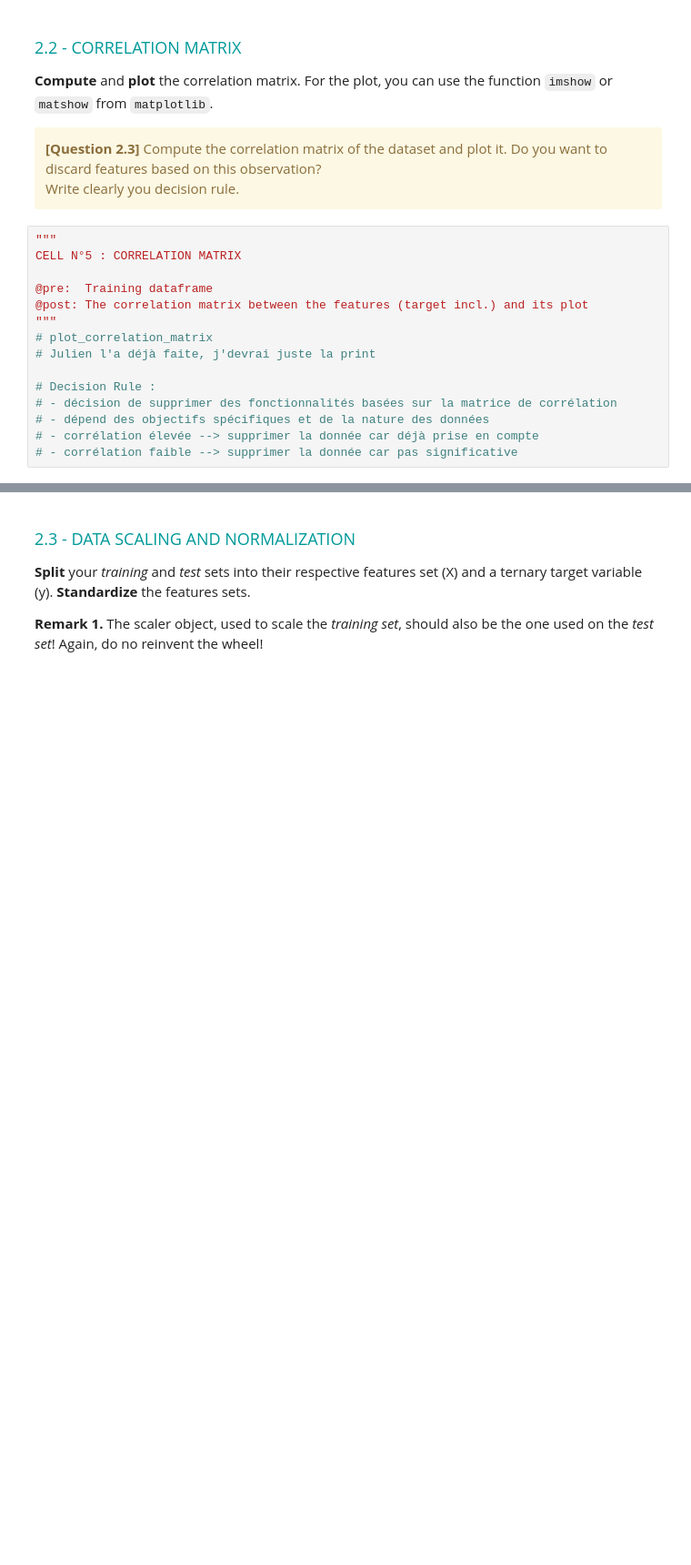
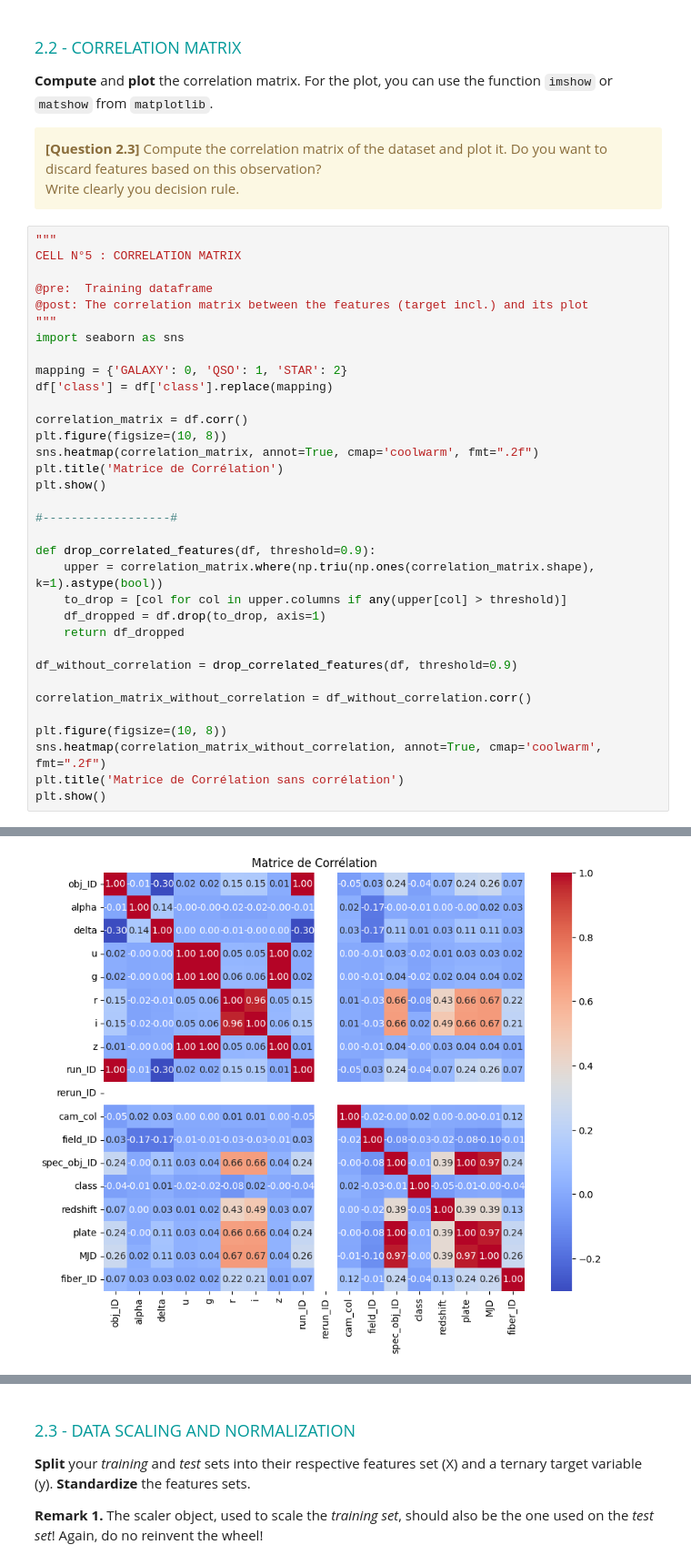
Before and after one commit to squifbe/Hackathon, a Jupyter notebook: H2/code_norah.ipynb, the cells around one changed output, grey strips where cells are left out. Shown at 91% size. Cells and saved outputs as stored; diff of their text form; blank space fills up the shorter version.

```diff
--- a/H2/code_norah.ipynb
+++ b/H2/code_norah.ipynb
@@ -242,12 +241,31 @@ CELL N°5 : CORRELATION MATRIX
 @pre:  Training dataframe
 @post: The correlation matrix between the features (target incl.) and its plot
 """
-# plot_correlation_matrix
-# Julien l'a déjà faite, j'devrai juste la print
+import seaborn as sns
 
-# Decision Rule :
-# - décision de supprimer des fonctionnalités basées sur la matrice de corrélation
-# - dépend des objectifs spécifiques et de la nature des données
-# - corrélation élevée --> supprimer la donnée car déjà prise en compte
-# - corrélation faible --> supprimer la donnée car pas significative
+mapping = {'GALAXY': 0, 'QSO': 1, 'STAR': 2}
+df['class'] = df['class'].replace(mapping)
+
+correlation_matrix = df.corr()
+plt.figure(figsize=(10, 8))
+sns.heatmap(correlation_matrix, annot=True, cmap='coolwarm', fmt=".2f")
+plt.title('Matrice de Corrélation')
+plt.show()
+
+#------------------#
+
+def drop_correlated_features(df, threshold=0.9):
+    upper = correlation_matrix.where(np.triu(np.ones(correlation_matrix.shape), k=1).astype(bool))
+    to_drop = [col for col in upper.columns if any(upper[col] > threshold)]
+    df_dropped = df.drop(to_drop, axis=1)
+    return df_dropped
+
+df_without_correlation = drop_correlated_features(df, threshold=0.9)
+
+correlation_matrix_without_correlation = df_without_correlation.corr()
+
+plt.figure(figsize=(10, 8))
+sns.heatmap(correlation_matrix_without_correlation, annot=True, cmap='coolwarm', fmt=".2f")
+plt.title('Matrice de Corrélation sans corrélation')
+plt.show()
 # %% [output]
@@ -254,0 +272 @@ CELL N°5 : CORRELATION MATRIX
+[figure, added]
```
Also changed, not shown: parts of 5 cells of this notebook.
